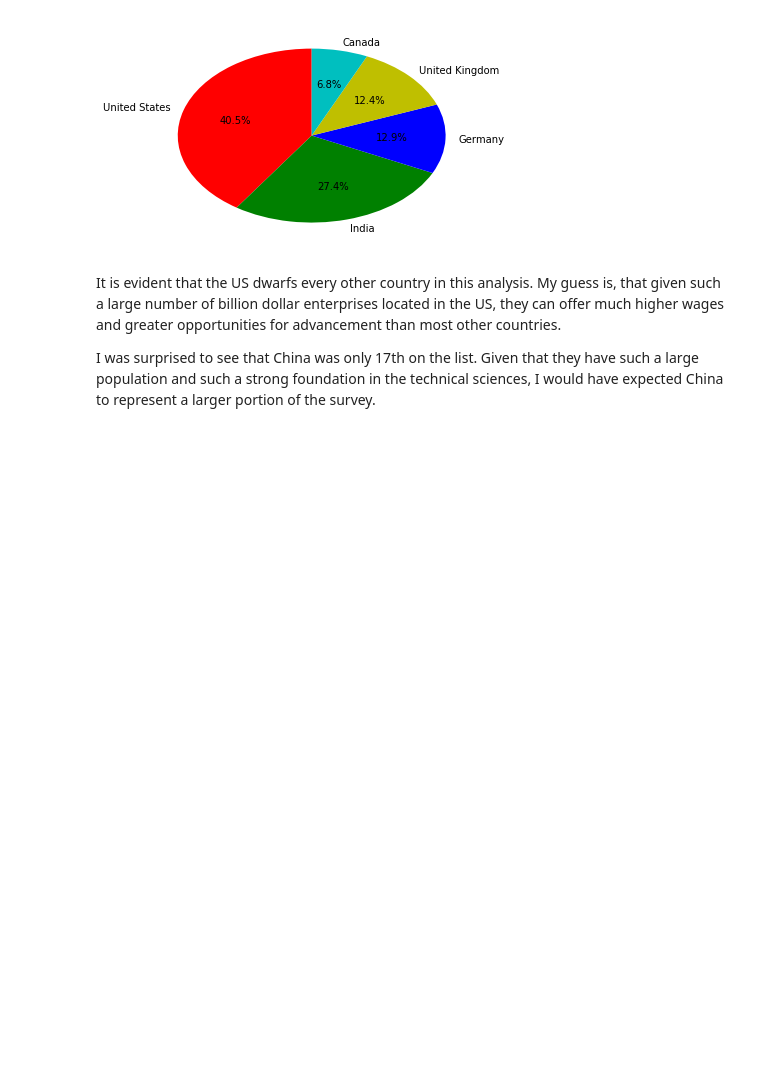
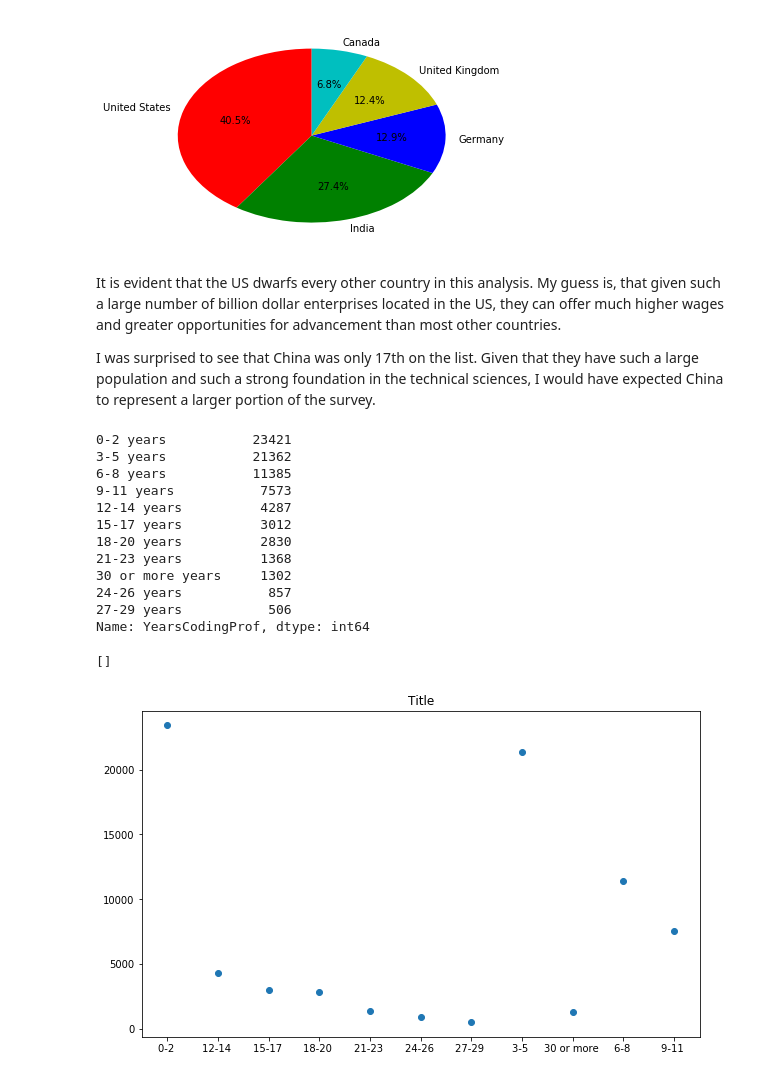
Before and after one commit to brendanmcgivern/stackoverflow-data-plots, a Jupyter notebook: stackoverflow_survey.ipynb, the cells around one changed output. Cells and saved outputs as stored; diff of their text form; code cells hidden in the pictures; blank space fills up the shorter version.

Commit message:
WIP - adding plots

```diff
--- a/stackoverflow_survey.ipynb
+++ b/stackoverflow_survey.ipynb
@@ -92,3 +104,45 @@ plt.show()
 It is evident that the US dwarfs every other country in this analysis.  My guess is, that given such a large number of billion dollar enterprises located in the US, they can offer much higher wages and greater opportunities for advancement than most other countries.
 
 I was surprised to see that China was only 17th on the list.  Given that they have such a large population and such a strong foundation in the technical sciences, I would have expected China to represent a larger portion of the survey.
+# %%
+# stripped = df['YearsCodingProf']
+counts = df['YearsCodingProf'].value_counts()
+# plt.hist(df['YearsCodingProf'].value_counts().index, df['YearsCodingProf'].value_counts())
+# plt.show()
+
+# plt.hist([1,2,3,4], bins=[0,30], range=(5, 100))
+# plt.show()
+print(counts)
+
+
+
+
+stripped_counts = counts.index.str.replace('years','')
+
+# stripped_counts
+
+plt.scatter(x=stripped_counts, y=counts)
+plt.title('Title')
+plt.rcParams['figure.figsize'] = (10, 6)
+plt.plot()
+
+
+# plt.plot(counts)
+# plt.title('Title')
+# plt.rcParams['figure.figsize'] = (10, 6)
+# plt.show()
+# %% [output]
+0-2 years           23421
+3-5 years           21362
+6-8 years           11385
+9-11 years           7573
+12-14 years          4287
+15-17 years          3012
+18-20 years          2830
+21-23 years          1368
+30 or more years     1302
+24-26 years           857
+27-29 years           506
+Name: YearsCodingProf, dtype: int64
+[]
+[figure, added]
```
Also changed, not shown: parts of 4 cells of this notebook.
